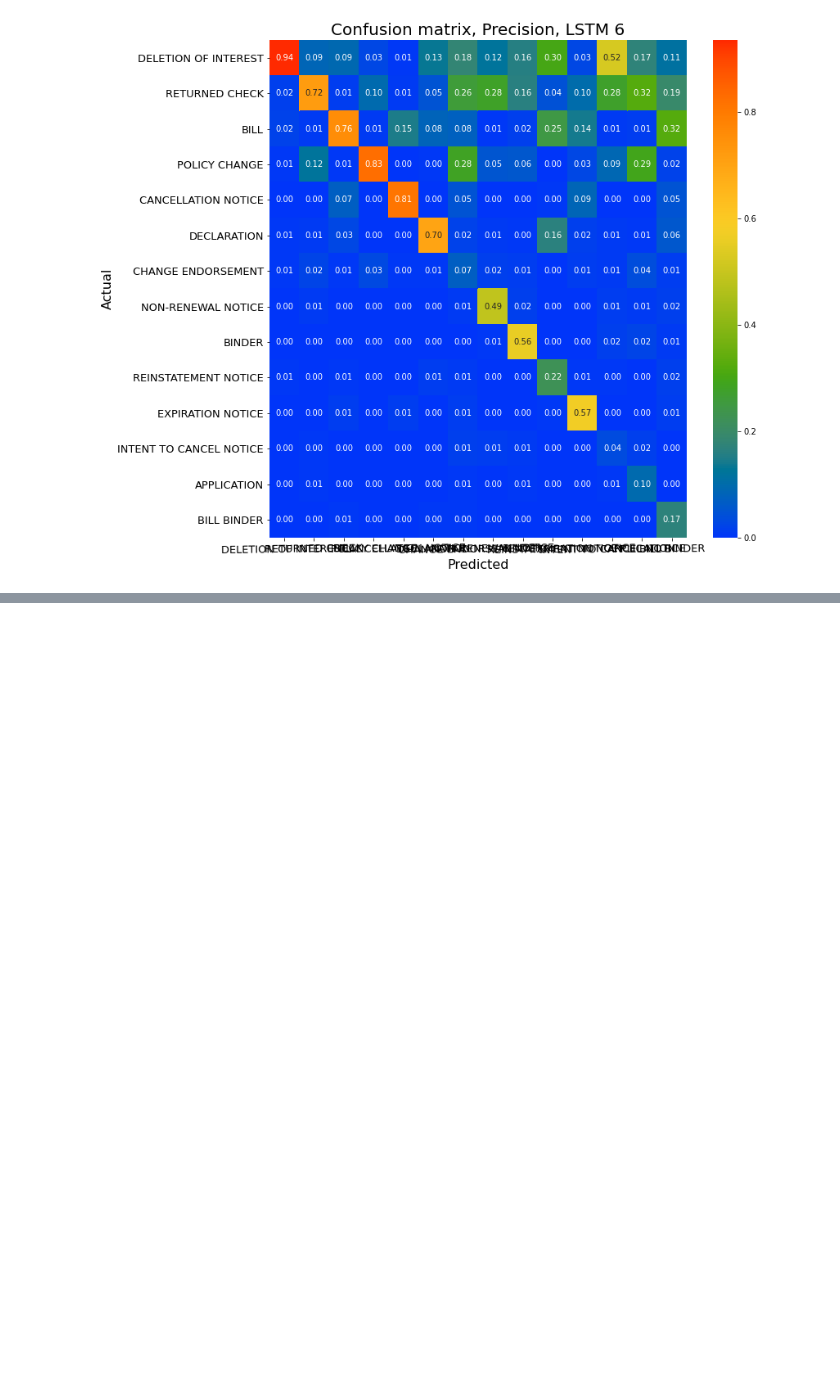
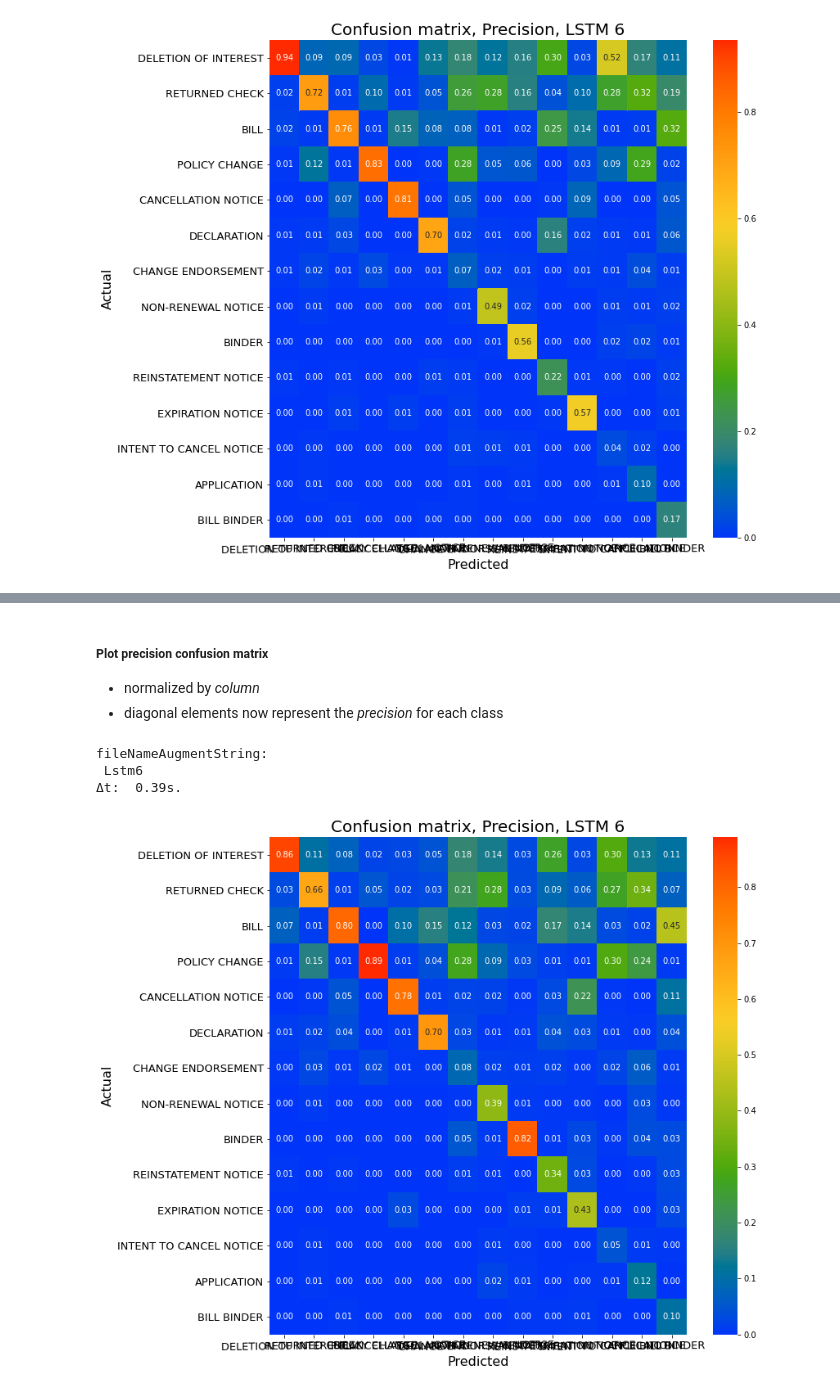
Before and after one commit to mw0/document-classification-test, a Jupyter notebook: notebook/DocumentClassificationTestLSTMwithDocumentLength.ipynb, the cells around one changed output, grey strips where cells are left out. Saved outputs shown, nothing was run; the diff lists cells and outputs as text; code cells hidden in the pictures; blank space fills up the shorter version.

```diff
--- a/notebook/DocumentClassificationTestLSTMwithDocumentLength.ipynb
+++ b/notebook/DocumentClassificationTestLSTMwithDocumentLength.ipynb
@@ -874,0 +1301,18 @@ fileNameAugmentString:
+# %% [markdown]
+##### Plot precision confusion matrix
+
+* normalized by *column*
+* diagonal elements now represent the *precision* for each class
+# %%
+fig, ax = plt.subplots(1, 1, figsize=(12, 12))
+ph.plotConfusionMatrix(confusionMat, saveAs=None, xlabels=categories,
+                       ylabels=categories, titleText = 'LSTM 6',
+                       ax = ax,  xlabelFontSz=labelFontSz,
+                       xtickRotate=0.65, ytickRotate=0.0, type='precision',
+                       ylabelFontSz=labelFontSz, xtickFontSz=tickFontSz,
+                       ytickFontSz=tickFontSz, titleFontSz=titleFontSz)
+# %% [output]
+fileNameAugmentString:
+ Lstm6
+Δt:  0.39s.
+[figure, added]
```
Also changed, not shown: parts of 48 cells of this notebook.
